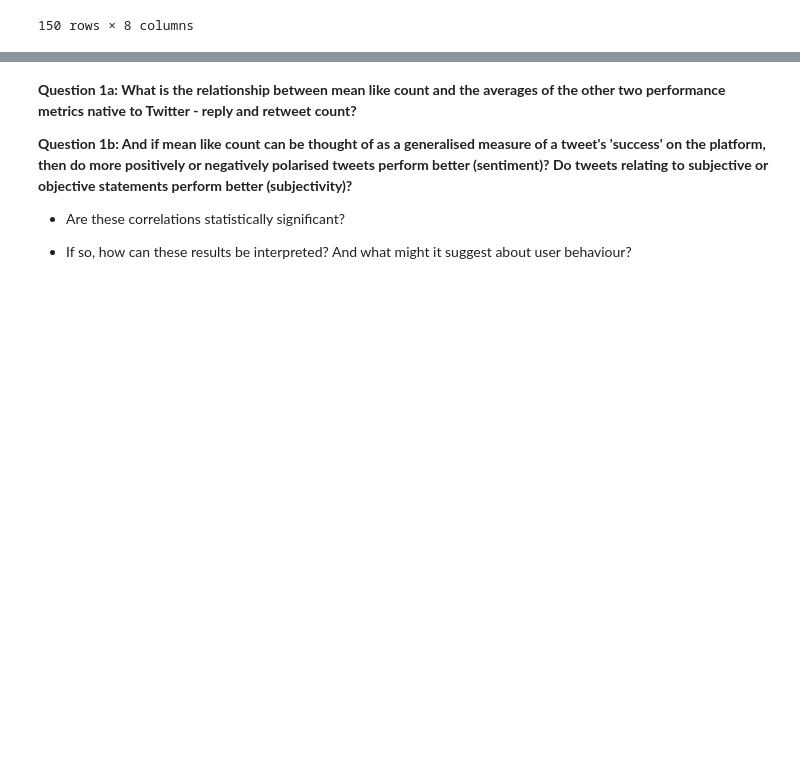
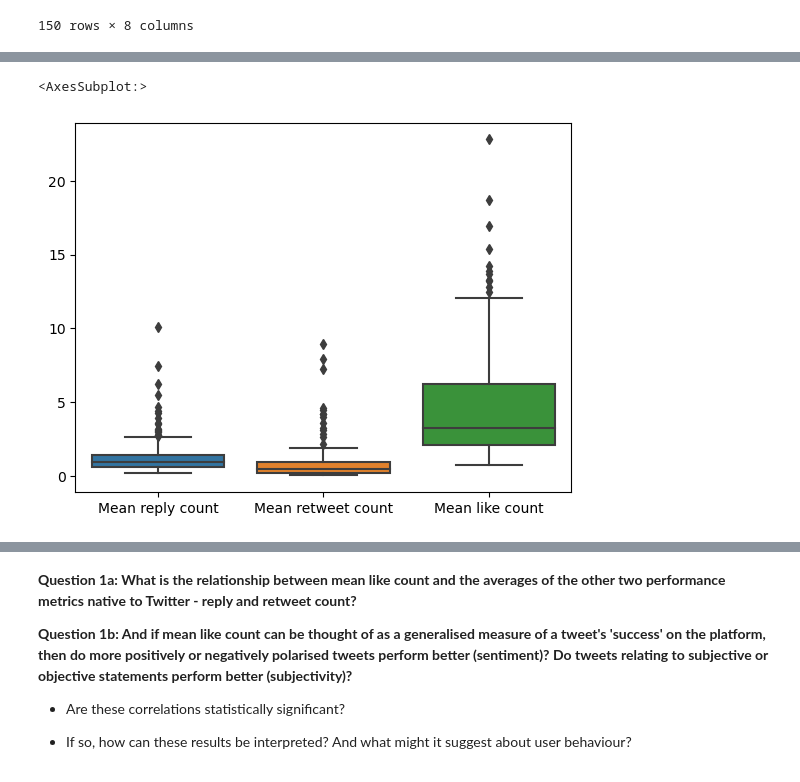
Before and after one commit to MurasatoNaoya/Proof-of-Concept-Banking-System-and-BTC-Market-Price-Tracking-Sentiment-Analysis-Projects, a Jupyter notebook: Courseworks/Part 2/SDPA_p2.ipynb, the cells around one changed output, grey strips where cells are left out. Drawn from its saved outputs; the diff is of its cells as text; code cells hidden in the pictures; blank space fills up the shorter version.

```diff
--- a/Courseworks/Part 2/SDPA_p2.ipynb
+++ b/Courseworks/Part 2/SDPA_p2.ipynb
@@ -248,0 +304,10 @@ df_bitcoin  created!
+# %%
+# Visualising summary statistics
+# Data in columns adjusted / removed where seen fit to better show the distribution.
+columns = ['Mean reply count','Mean retweet count','Mean like count']
+df = pd.read_csv('bitcoin _enriched_data_outlier_adjusted.csv', usecols = columns)
+
+sns.boxplot(data = df)
+# %% [output]
+<AxesSubplot:>
+[figure, added]
```
Also changed, not shown: parts of 18 cells of this notebook.
